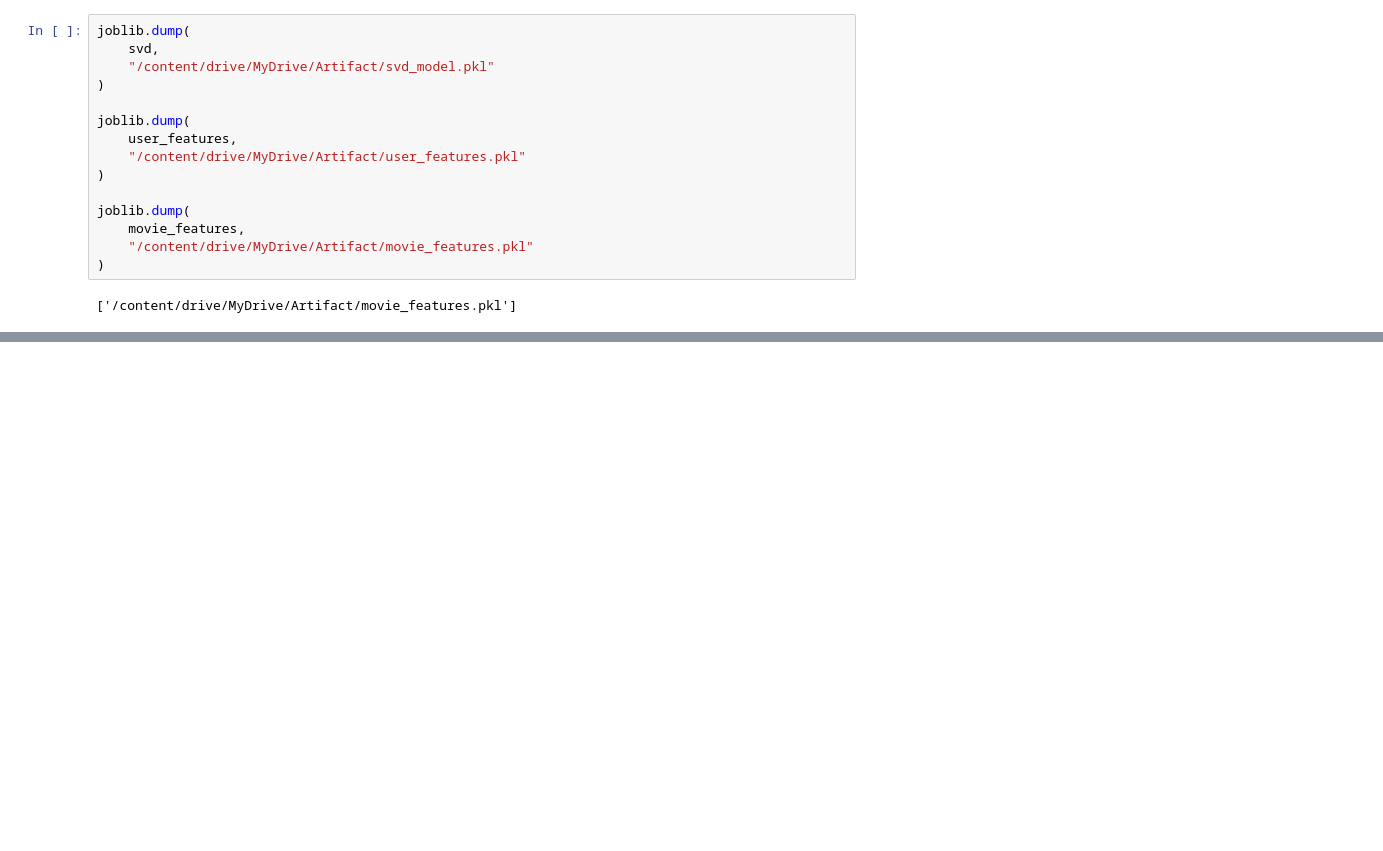
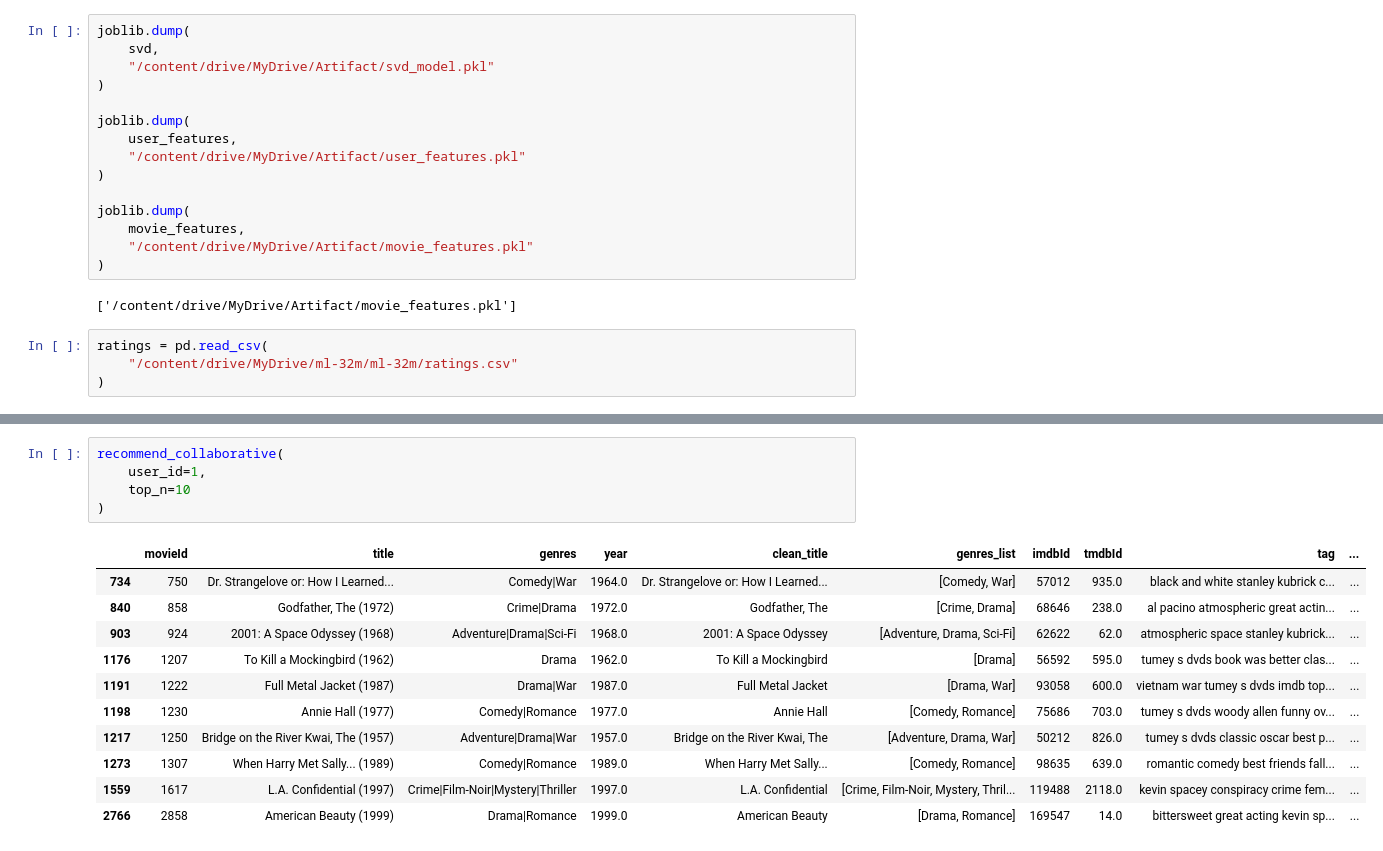
Before and after one commit to replyeshab/CineAI-AI-Based-Hybrid-Recommendation-System, a Jupyter notebook: movie_recommendation_system_Collaborative_Filtering.ipynb, the cells around one changed output, grey strips where cells are left out. Saved outputs shown, nothing was run; the diff lists cells and outputs as text; blank space fills up the shorter version.

```diff
--- a/movie_recommendation_system_Collaborative_Filtering.ipynb
+++ b/movie_recommendation_system_Collaborative_Filtering.ipynb
@@ -70,3 +70,7 @@ joblib.dump(
 )
 # %% [output]
 ['/content/drive/MyDrive/Artifact/movie_features.pkl']
+# %%
+ratings = pd.read_csv(
+    "/content/drive/MyDrive/ml-32m/ml-32m/ratings.csv"
+)
@@ -72,0 +123,17 @@ joblib.dump(
+# %%
+recommend_collaborative(
+    user_id=1,
+    top_n=10
+)
+# %% [output]
+|  | movieId | title | genres | year | clean_title | genres_list | imdbId | tmdbId | tag | ... |
+| 734 | 750 | Dr. Strangelove or: How I Learned... | Comedy|War | 1964.0 | Dr. Strangelove or: How I Learned... | [Comedy, War] | 57012 | 935.0 | black and white stanley kubrick c... | ... |
+| 840 | 858 | Godfather, The (1972) | Crime|Drama | 1972.0 | Godfather, The | [Crime, Drama] | 68646 | 238.0 | al pacino atmospheric great actin... | ... |
+| 903 | 924 | 2001: A Space Odyssey (1968) | Adventure|Drama|Sci-Fi | 1968.0 | 2001: A Space Odyssey | [Adventure, Drama, Sci-Fi] | 62622 | 62.0 | atmospheric space stanley kubrick... | ... |
+| 1176 | 1207 | To Kill a Mockingbird (1962) | Drama | 1962.0 | To Kill a Mockingbird | [Drama] | 56592 | 595.0 | tumey s dvds book was better clas... | ... |
+| 1191 | 1222 | Full Metal Jacket (1987) | Drama|War | 1987.0 | Full Metal Jacket | [Drama, War] | 93058 | 600.0 | vietnam war tumey s dvds imdb top... | ... |
+| 1198 | 1230 | Annie Hall (1977) | Comedy|Romance | 1977.0 | Annie Hall | [Comedy, Romance] | 75686 | 703.0 | tumey s dvds woody allen funny ov... | ... |
+| 1217 | 1250 | Bridge on the River Kwai, The (1957) | Adventure|Drama|War | 1957.0 | Bridge on the River Kwai, The | [Adventure, Drama, War] | 50212 | 826.0 | tumey s dvds classic oscar best p... | ... |
+| 1273 | 1307 | When Harry Met Sally... (1989) | Comedy|Romance | 1989.0 | When Harry Met Sally... | [Comedy, Romance] | 98635 | 639.0 | romantic comedy best friends fall... | ... |
+| 1559 | 1617 | L.A. Confidential (1997) | Crime|Film-Noir|Mystery|Thriller | 1997.0 | L.A. Confidential | [Crime, Film-Noir, Mystery, Thril... | 119488 | 2118.0 | kevin spacey conspiracy crime fem... | ... |
+| 2766 | 2858 | American Beauty (1999) | Drama|Romance | 1999.0 | American Beauty | [Drama, Romance] | 169547 | 14.0 | bittersweet great acting kevin sp... | ... |
```
Also changed, not shown: parts of 3 cells of this notebook.
